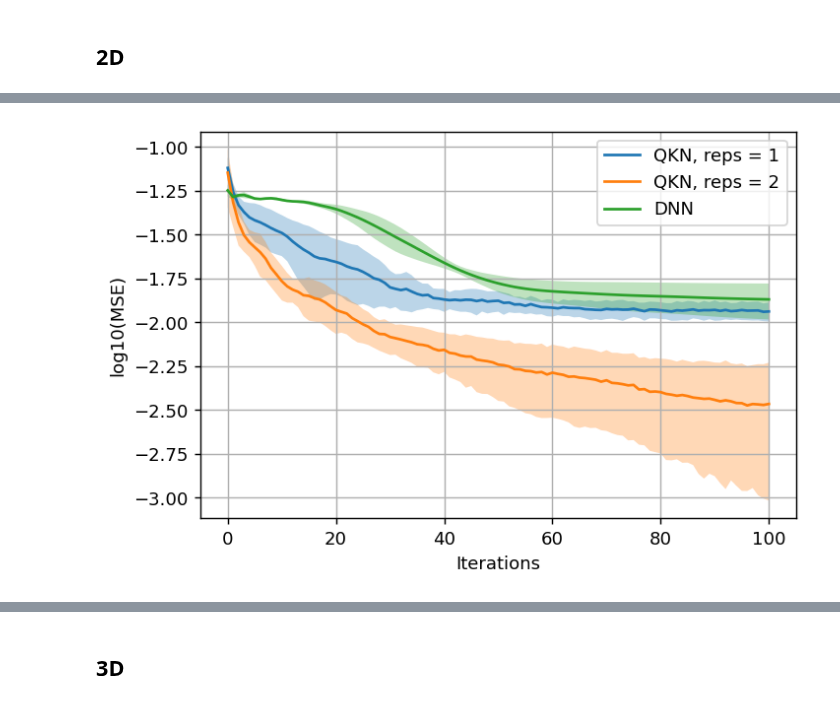
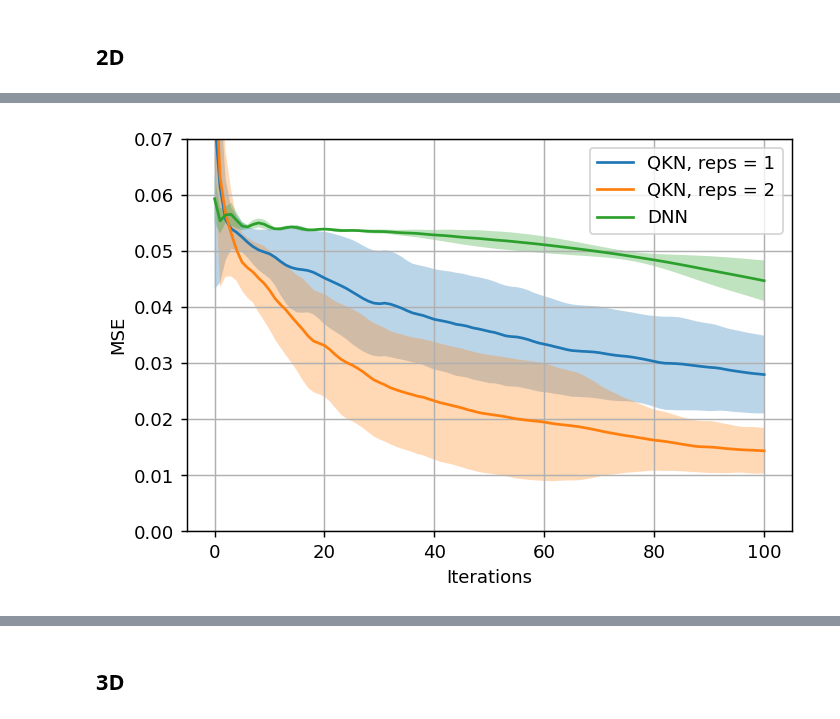
Before and after one commit to KristianWold/Master-Thesis, a Jupyter notebook: notebooks/analysis/Trainability, Analysis.ipynb, the cells around one changed output, grey strips where cells are left out. Saved outputs shown, nothing was run; the diff lists cells and outputs as text; code cells hidden in the pictures.

```diff
--- a/notebooks/analysis/Trainability, Analysis.ipynb
+++ b/notebooks/analysis/Trainability, Analysis.ipynb
@@ -136,6 +157,6 @@ plt.show()
 # %%
-qnn_list1 = loader(data_path("trainability_qnn_2D_reps_1"))
-qnn_list2 = loader(data_path("trainability_qnn_2D_reps_2"))
+qnn_list1 = loader(data_path("trainability_qcn_2D_reps_1"))
+qnn_list2 = loader(data_path("trainability_qcn_2D_reps_2"))
 dnn_list1 = loader(data_path("trainability_dnn_2D_epochs_100"))
 dnn_list2 = loader(data_path("trainability_dnn_2D_epochs_10000"))
 # %%
@@ -157,25 +178,26 @@ avg4 = np.mean(loss4, axis=0)
 # %%
 alpha = 0.3
 epochs = list(range(101))
 
 fig=plt.figure(figsize=(6,4), dpi=130, facecolor='w', edgecolor='k')
 
-plt.fill_between(epochs, np.log10(avg1 - std1), np.log10(avg1 + std1), alpha=alpha)
-plt.fill_between(epochs, np.log10(avg2 - std2), np.log10(avg2 + std2), alpha=alpha)
-plt.fill_between(epochs, np.log10(avg3 - std3), np.log10(avg3 + std3), alpha=alpha)
-plt.plot(epochs, np.log10(avg1))
-plt.plot(epochs, np.log10(avg2))
-plt.plot(epochs, np.log10(avg3))
+plt.fill_between(epochs, avg1 - std1, avg1 + std1, alpha=alpha)
+plt.fill_between(epochs, avg2 - std2, avg2 + std2, alpha=alpha)
+plt.fill_between(epochs, avg3 - std3, avg3 + std3, alpha=alpha)
+plt.plot(epochs, avg1)
+plt.plot(epochs, avg2)
+plt.plot(epochs, avg3)
 
 plt.xlabel("Iterations")
-plt.ylabel("log10(MSE)")
+plt.ylabel("MSE")
+plt.ylim([0, 0.07])
 plt.legend(["QKN, reps = 1", "QKN, reps = 2", "DNN"])
 plt.grid()
 plt.show()
 
 fig.savefig(image_path("2D_gaussian_data_fit.pdf"), bbox_inches='tight')
 # %% [output]
-[figure, old version]
+[figure, new version]
 # %%
 r2_1 = r2(qnn_list1, x_qnn, y)
 r2_2 = r2(qnn_list2, x_qnn, y)
```
Also changed, not shown: parts of 13 cells of this notebook, 20 other files.
